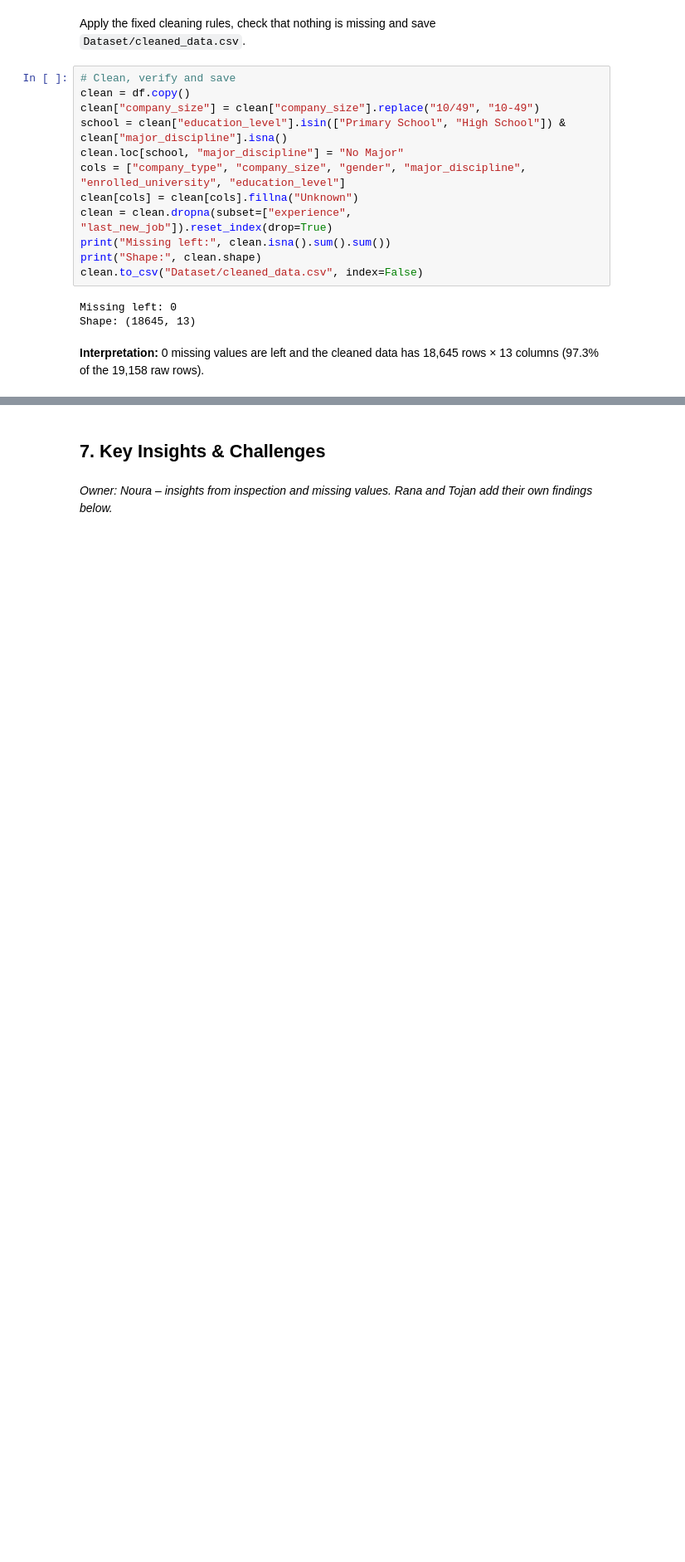
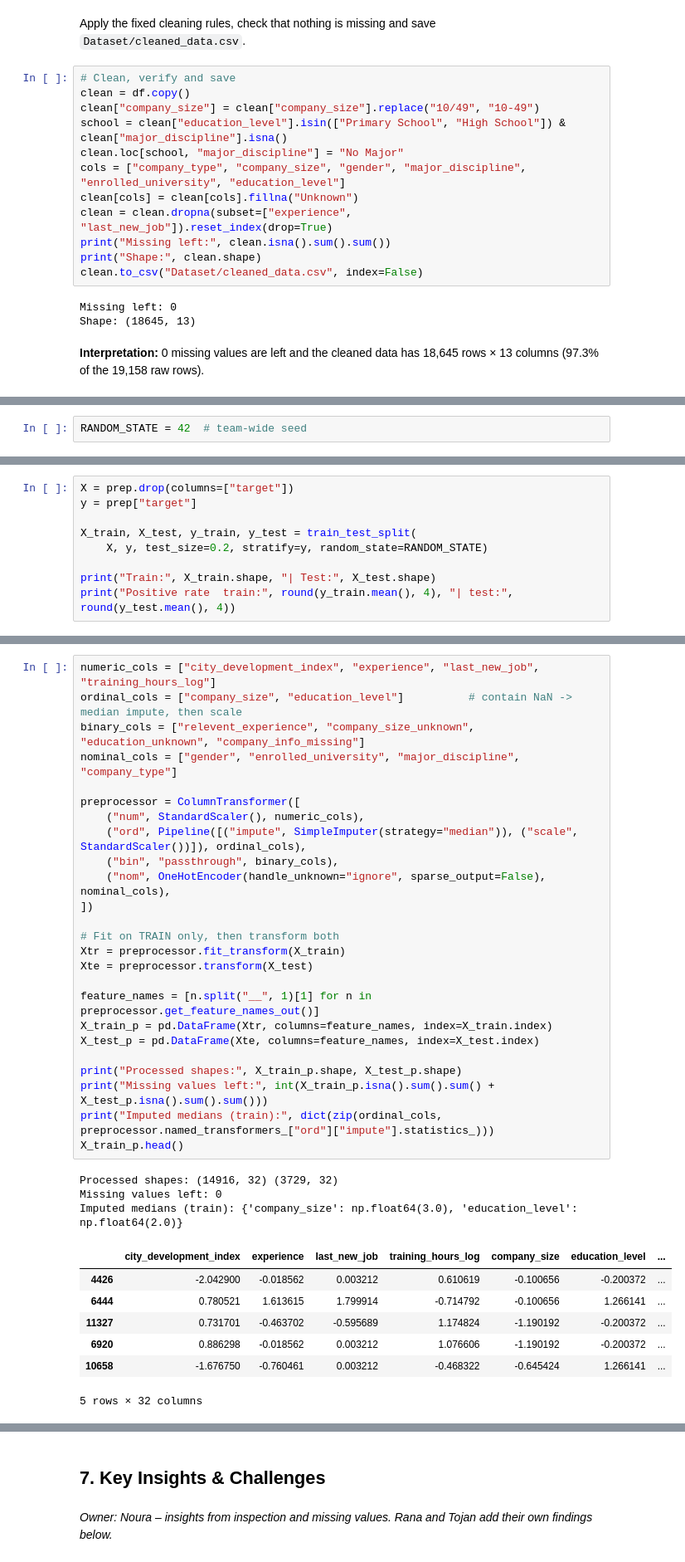
Before and after one commit to ManarAlrazin/SW485-Project-Group2, a Jupyter notebook: Phase1_Data_Exploration.ipynb, the cells around one changed output, grey strips where cells are left out. Shown at 83% size. Saved outputs shown, nothing was run; the diff lists cells and outputs as text; blank space fills up the shorter version.

```diff
--- a/Phase1_Data_Exploration.ipynb
+++ b/Phase1_Data_Exploration.ipynb
@@ -268,0 +274,2 @@ Shape: (18645, 13)
+# %%
+RANDOM_STATE = 42  # team-wide seed
@@ -268,0 +383,9 @@ Shape: (18645, 13)
+# %%
+X = prep.drop(columns=["target"])
+y = prep["target"]
+
+X_train, X_test, y_train, y_test = train_test_split(
+    X, y, test_size=0.2, stratify=y, random_state=RANDOM_STATE)
+
+print("Train:", X_train.shape, "| Test:", X_test.shape)
+print("Positive rate  train:", round(y_train.mean(), 4), "| test:", round(y_test.mean(), 4))
@@ -268,0 +400,36 @@ Shape: (18645, 13)
+# %%
+numeric_cols = ["city_development_index", "experience", "last_new_job", "training_hours_log"]
+ordinal_cols = ["company_size", "education_level"]          # contain NaN -> median impute, then scale
+binary_cols = ["relevent_experience", "company_size_unknown", "education_unknown", "company_info_missing"]
+nominal_cols = ["gender", "enrolled_university", "major_discipline", "company_type"]
+
+preprocessor = ColumnTransformer([
+    ("num", StandardScaler(), numeric_cols),
+    ("ord", Pipeline([("impute", SimpleImputer(strategy="median")), ("scale", StandardScaler())]), ordinal_cols),
+    ("bin", "passthrough", binary_cols),
+    ("nom", OneHotEncoder(handle_unknown="ignore", sparse_output=False), nominal_cols),
+])
+
+# Fit on TRAIN only, then transform both
+Xtr = preprocessor.fit_transform(X_train)
+Xte = preprocessor.transform(X_test)
+
+feature_names = [n.split("__", 1)[1] for n in preprocessor.get_feature_names_out()]
+X_train_p = pd.DataFrame(Xtr, columns=feature_names, index=X_train.index)
+X_test_p = pd.DataFrame(Xte, columns=feature_names, index=X_test.index)
+
+print("Processed shapes:", X_train_p.shape, X_test_p.shape)
+print("Missing values left:", int(X_train_p.isna().sum().sum() + X_test_p.isna().sum().sum()))
+print("Imputed medians (train):", dict(zip(ordinal_cols, preprocessor.named_transformers_["ord"]["impute"].statistics_)))
+X_train_p.head()
+# %% [output]
+Processed shapes: (14916, 32) (3729, 32)
+Missing values left: 0
+Imputed medians (train): {'company_size': np.float64(3.0), 'education_level': np.float64(2.0)}
+|  | city_development_index | experience | last_new_job | training_hours_log | company_size | education_level | ... |
+| 4426 | -2.042900 | -0.018562 | 0.003212 | 0.610619 | -0.100656 | -0.200372 | ... |
+| 6444 | 0.780521 | 1.613615 | 1.799914 | -0.714792 | -0.100656 | 1.266141 | ... |
+| 11327 | 0.731701 | -0.463702 | -0.595689 | 1.174824 | -1.190192 | -0.200372 | ... |
+| 6920 | 0.886298 | -0.018562 | 0.003212 | 1.076606 | -1.190192 | -0.200372 | ... |
+| 10658 | -1.676750 | -0.760461 | 0.003212 | -0.468322 | -0.645424 | 1.266141 | ... |
+5 rows × 32 columns
```
Also changed, not shown: parts of 23 cells of this notebook, 3 other files.
